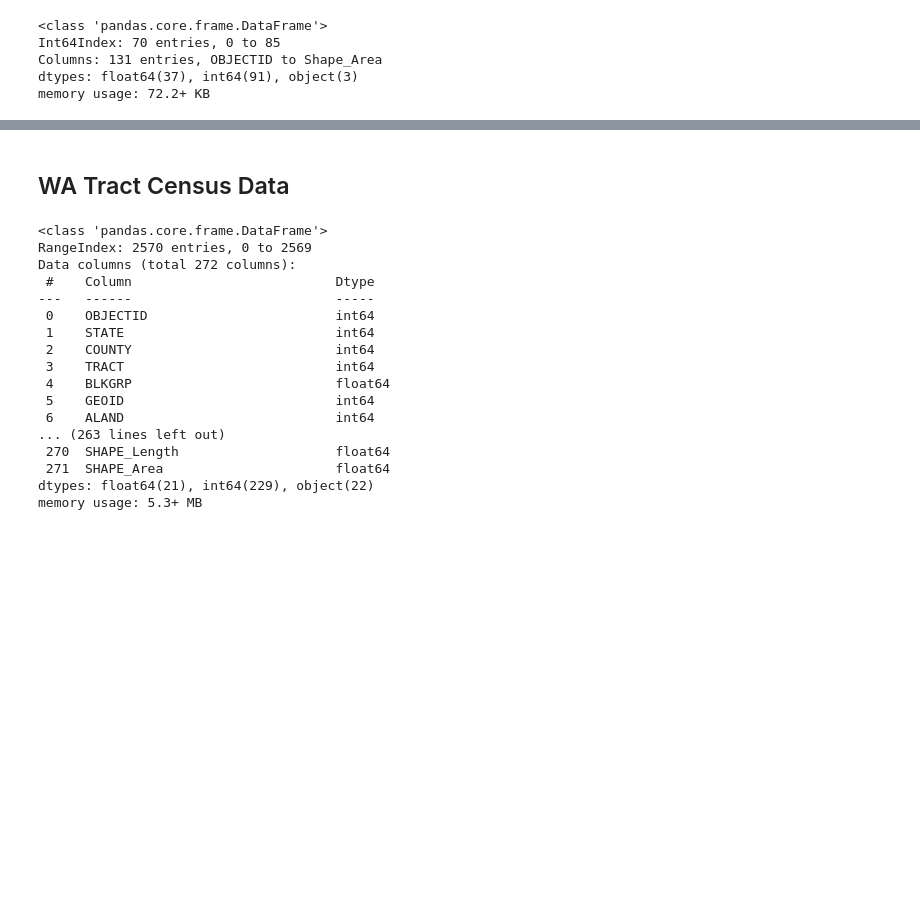
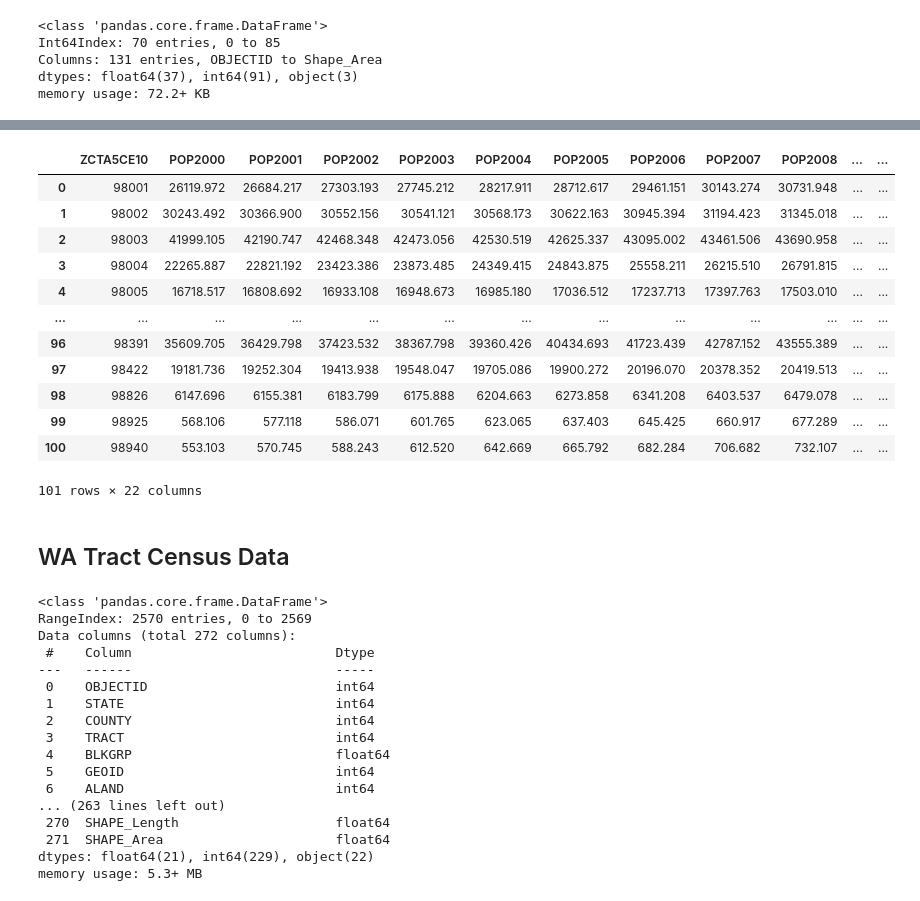
Before and after one commit to NaavSD/House-Plan-Analysis, a Jupyter notebook: Initial_Data_Ex.ipynb, the cells around one changed output, grey strips where cells are left out. Saved outputs shown, nothing was run; the diff lists cells and outputs as text; code cells hidden in the pictures; blank space fills up the shorter version.

```diff
--- a/Initial_Data_Ex.ipynb
+++ b/Initial_Data_Ex.ipynb
@@ -51,3 +57,8 @@ Int64Index: 70 entries, 0 to 85
 Columns: 131 entries, OBJECTID to Shape_Area
 dtypes: float64(37), int64(91), object(3)
 memory usage: 72.2+ KB
+# %%
+vis_list = ['ZCTA5CE10',
+            'POP2000', 'POP2001', 'POP2002', 'POP2003', 'POP2004', 'POP2005', 'POP2006', 'POP2007',
+            'POP2008', 'POP2009', 'POP2010', 'POP2011', 'POP2012', 'POP2013', 'POP2014', 'POP2015',
+            'POP2016', 'POP2017', 'POP2018', 'POP2019']
@@ -54,4 +69,14 @@ memory usage: 72.2+ KB
 # %%
 df_names = df_zips[['ZCTA5CE10', 'NAME']]
 # %%
+# Dropping duplicates randomly, for the moment
+df_names.drop_duplicates(subset=['ZCTA5CE10'], inplace=True)
+df_names.ZCTA5CE10
+
+# lists of zipcodes
+northeast = df_names.query('NAME=="Northeast"')['ZCTA5CE10'].to_list()
+west = df_names.query('NAME=="West"')['ZCTA5CE10'].to_list()
+shoreline = df_names.query('NAME=="Shoreline"')['ZCTA5CE10'].to_list()
+southwest = df_names.query('NAME=="Southwest"')['ZCTA5CE10'].to_list()
+southeast = df_names.query('NAME=="Southeast"')['ZCTA5CE10'].to_list()
 # %% [output]
@@ -66,0 +87,10 @@ memory usage: 1.6+ KB
+# %%
+# Creating new dataframe for visualization of demgraphic data
+vis_df = df[vis_list]
+# %%
+# use lists to make categorical bins
+vis_df['region'] = vis_df.region.replace(to_replace=northeast, value = "Northeast")
+vis_df['region'] = vis_df.region.replace(to_replace=west, value = "West")
+vis_df['region'] = vis_df.region.replace(to_replace=shoreline, value = "Shoreline")
+vis_df['region'] = vis_df.region.replace(to_replace=southwest, value = "Southwest")
+vis_df['region'] = vis_df.region.replace(to_replace=southeast, value = "Southeast")
@@ -67,3 +115,19 @@ memory usage: 1.6+ KB
+# %%
+vis_df
+# %% [output]
+|  | ZCTA5CE10 | POP2000 | POP2001 | POP2002 | POP2003 | POP2004 | POP2005 | POP2006 | POP2007 | POP2008 | ... | ... |
+| 0 | 98001 | 26119.972 | 26684.217 | 27303.193 | 27745.212 | 28217.911 | 28712.617 | 29461.151 | 30143.274 | 30731.948 | ... | ... |
+| 1 | 98002 | 30243.492 | 30366.900 | 30552.156 | 30541.121 | 30568.173 | 30622.163 | 30945.394 | 31194.423 | 31345.018 | ... | ... |
+| 2 | 98003 | 41999.105 | 42190.747 | 42468.348 | 42473.056 | 42530.519 | 42625.337 | 43095.002 | 43461.506 | 43690.958 | ... | ... |
+| 3 | 98004 | 22265.887 | 22821.192 | 23423.386 | 23873.485 | 24349.415 | 24843.875 | 25558.211 | 26215.510 | 26791.815 | ... | ... |
+| 4 | 98005 | 16718.517 | 16808.692 | 16933.108 | 16948.673 | 16985.180 | 17036.512 | 17237.713 | 17397.763 | 17503.010 | ... | ... |
+| ... | ... | ... | ... | ... | ... | ... | ... | ... | ... | ... | ... | ... |
+| 96 | 98391 | 35609.705 | 36429.798 | 37423.532 | 38367.798 | 39360.426 | 40434.693 | 41723.439 | 42787.152 | 43555.389 | ... | ... |
+| 97 | 98422 | 19181.736 | 19252.304 | 19413.938 | 19548.047 | 19705.086 | 19900.272 | 20196.070 | 20378.352 | 20419.513 | ... | ... |
+| 98 | 98826 | 6147.696 | 6155.381 | 6183.799 | 6175.888 | 6204.663 | 6273.858 | 6341.208 | 6403.537 | 6479.078 | ... | ... |
+| 99 | 98925 | 568.106 | 577.118 | 586.071 | 601.765 | 623.065 | 637.403 | 645.425 | 660.917 | 677.289 | ... | ... |
+| 100 | 98940 | 553.103 | 570.745 | 588.243 | 612.520 | 642.669 | 665.792 | 682.284 | 706.682 | 732.107 | ... | ... |
+101 rows × 22 columns
 # %% [markdown]
 ## WA Tract Census Data
 # %%
```
Also changed, not shown: parts of 4 cells of this notebook.
